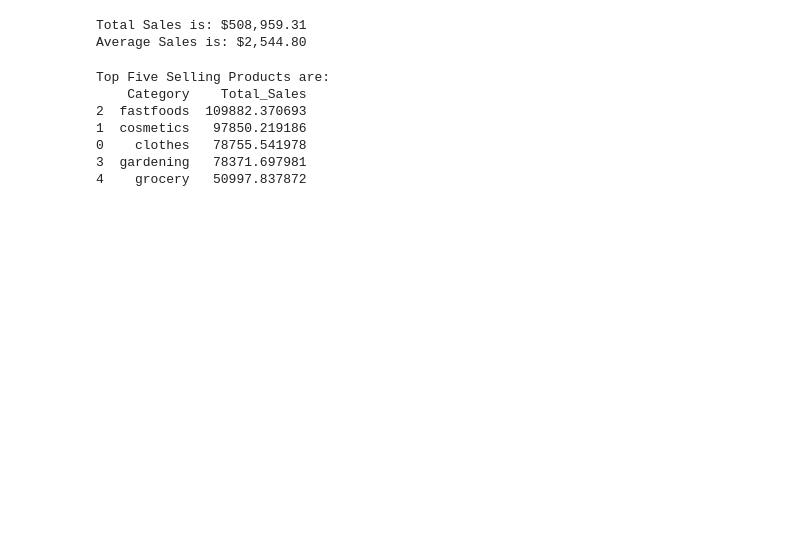
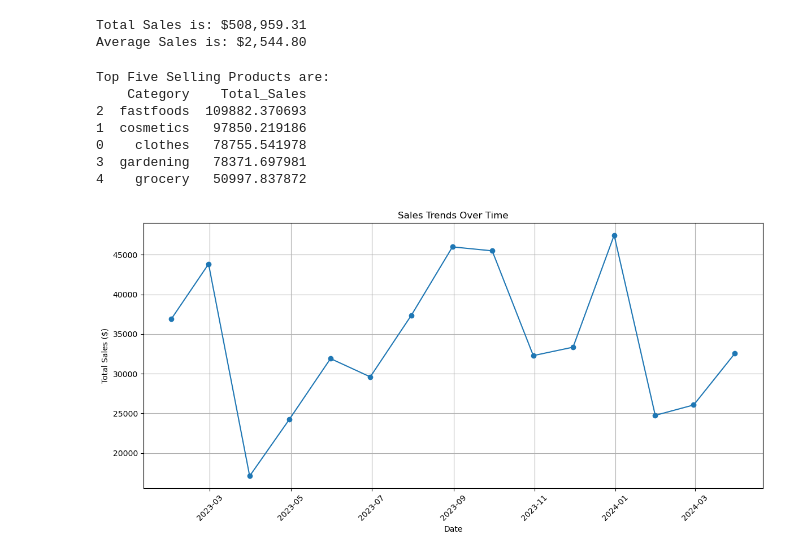
Before and after one commit to Ahsinal/BrainwaveTask1, a Jupyter notebook: Task1_Brainwave.ipynb, the cells around one changed output. Saved outputs shown, nothing was run; the diff lists cells and outputs as text; code cells hidden in the pictures; blank space fills up the shorter version.

Commit message:
visualized data using seaborn and matplotlib libraries to generate statistical images like piechart,bar diagram,line chart and histogram

```diff
--- a/Task1_Brainwave.ipynb
+++ b/Task1_Brainwave.ipynb
@@ -176,3 +176,24 @@ Top Five Selling Products are:
 0    clothes   78755.541978
 3  gardening   78371.697981
 4    grocery   50997.837872
+# %%
+import matplotlib.pyplot as plt
+
+# Convert 'date' column to datetime//this is important to do
+data['Date'] = pd.to_datetime(data['Date'])
+
+# Aggregate sales by month
+Monthly_Sales = data.resample('M', on='Date').agg({'Total_Sales': 'sum'})
+
+# Plot sales trends
+plt.figure(figsize=(12, 6))
+plt.plot(Monthly_Sales.index, Monthly_Sales['Total_Sales'], marker='o', linestyle='-')
+plt.title('Sales Trends Over Time')
+plt.xlabel('Date')
+plt.ylabel('Total Sales ($)')
+plt.grid(True)
+plt.xticks(rotation=45)
+plt.tight_layout()
+plt.show()
+# %% [output]
+[figure, added]
```
Also changed, not shown: parts of 5 cells of this notebook, 4 other files.
